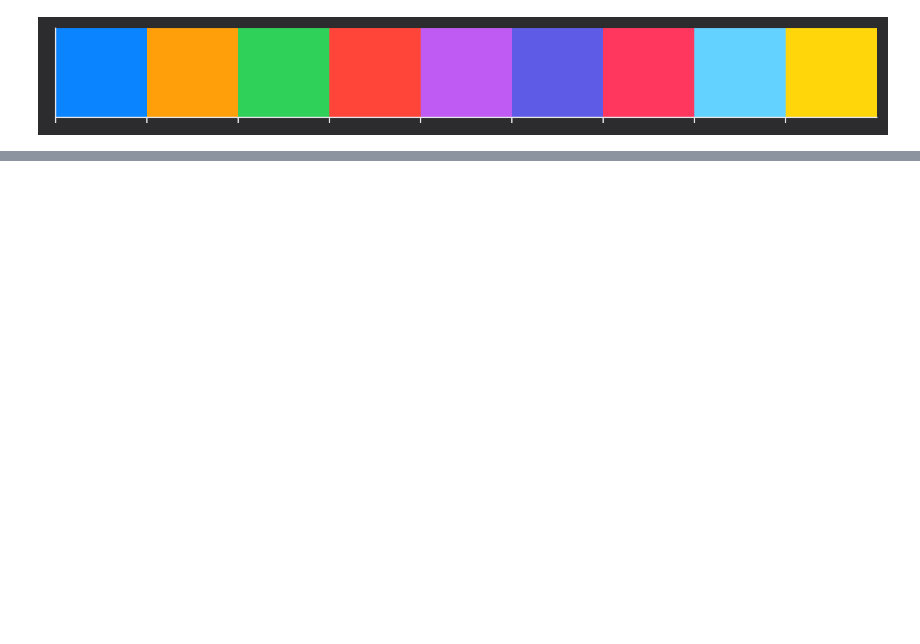
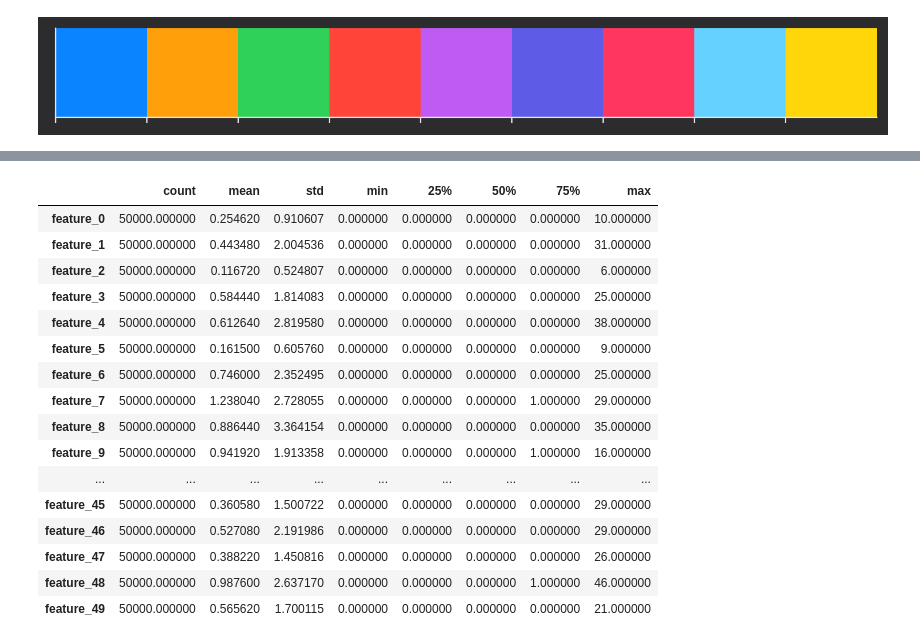
Before and after one commit to bamblebam/kaggle-playground-may21, a Jupyter notebook: data_analysis.ipynb, the cells around one changed output, grey strips where cells are left out. Saved outputs shown, nothing was run; the diff lists cells and outputs as text; code cells hidden in the pictures; blank space fills up the shorter version.

```diff
--- a/data_analysis.ipynb
+++ b/data_analysis.ipynb
@@ -52,0 +107,20 @@ sns.palplot(dark_palette)
+# %%
+test.describe().T.style.bar(subset=['mean'],color=miscellaneous['blue']).background_gradient(subset=['std'],cmap='Reds').background_gradient(subset=['50%'],cmap='coolwarm')
+# %% [output]
+|  | count | mean | std | min | 25% | 50% | 75% | max |
+| feature_0 | 50000.000000 | 0.254620 | 0.910607 | 0.000000 | 0.000000 | 0.000000 | 0.000000 | 10.000000 |
+| feature_1 | 50000.000000 | 0.443480 | 2.004536 | 0.000000 | 0.000000 | 0.000000 | 0.000000 | 31.000000 |
+| feature_2 | 50000.000000 | 0.116720 | 0.524807 | 0.000000 | 0.000000 | 0.000000 | 0.000000 | 6.000000 |
+| feature_3 | 50000.000000 | 0.584440 | 1.814083 | 0.000000 | 0.000000 | 0.000000 | 0.000000 | 25.000000 |
+| feature_4 | 50000.000000 | 0.612640 | 2.819580 | 0.000000 | 0.000000 | 0.000000 | 0.000000 | 38.000000 |
+| feature_5 | 50000.000000 | 0.161500 | 0.605760 | 0.000000 | 0.000000 | 0.000000 | 0.000000 | 9.000000 |
+| feature_6 | 50000.000000 | 0.746000 | 2.352495 | 0.000000 | 0.000000 | 0.000000 | 0.000000 | 25.000000 |
+| feature_7 | 50000.000000 | 1.238040 | 2.728055 | 0.000000 | 0.000000 | 0.000000 | 1.000000 | 29.000000 |
+| feature_8 | 50000.000000 | 0.886440 | 3.364154 | 0.000000 | 0.000000 | 0.000000 | 0.000000 | 35.000000 |
+| feature_9 | 50000.000000 | 0.941920 | 1.913358 | 0.000000 | 0.000000 | 0.000000 | 1.000000 | 16.000000 |
+| ... | ... | ... | ... | ... | ... | ... | ... | ... |
+| feature_45 | 50000.000000 | 0.360580 | 1.500722 | 0.000000 | 0.000000 | 0.000000 | 0.000000 | 29.000000 |
+| feature_46 | 50000.000000 | 0.527080 | 2.191986 | 0.000000 | 0.000000 | 0.000000 | 0.000000 | 29.000000 |
+| feature_47 | 50000.000000 | 0.388220 | 1.450816 | 0.000000 | 0.000000 | 0.000000 | 0.000000 | 26.000000 |
+| feature_48 | 50000.000000 | 0.987600 | 2.637170 | 0.000000 | 0.000000 | 0.000000 | 1.000000 | 46.000000 |
+| feature_49 | 50000.000000 | 0.565620 | 1.700115 | 0.000000 | 0.000000 | 0.000000 | 0.000000 | 21.000000 |
```
Also changed, not shown: parts of 9 cells of this notebook.
